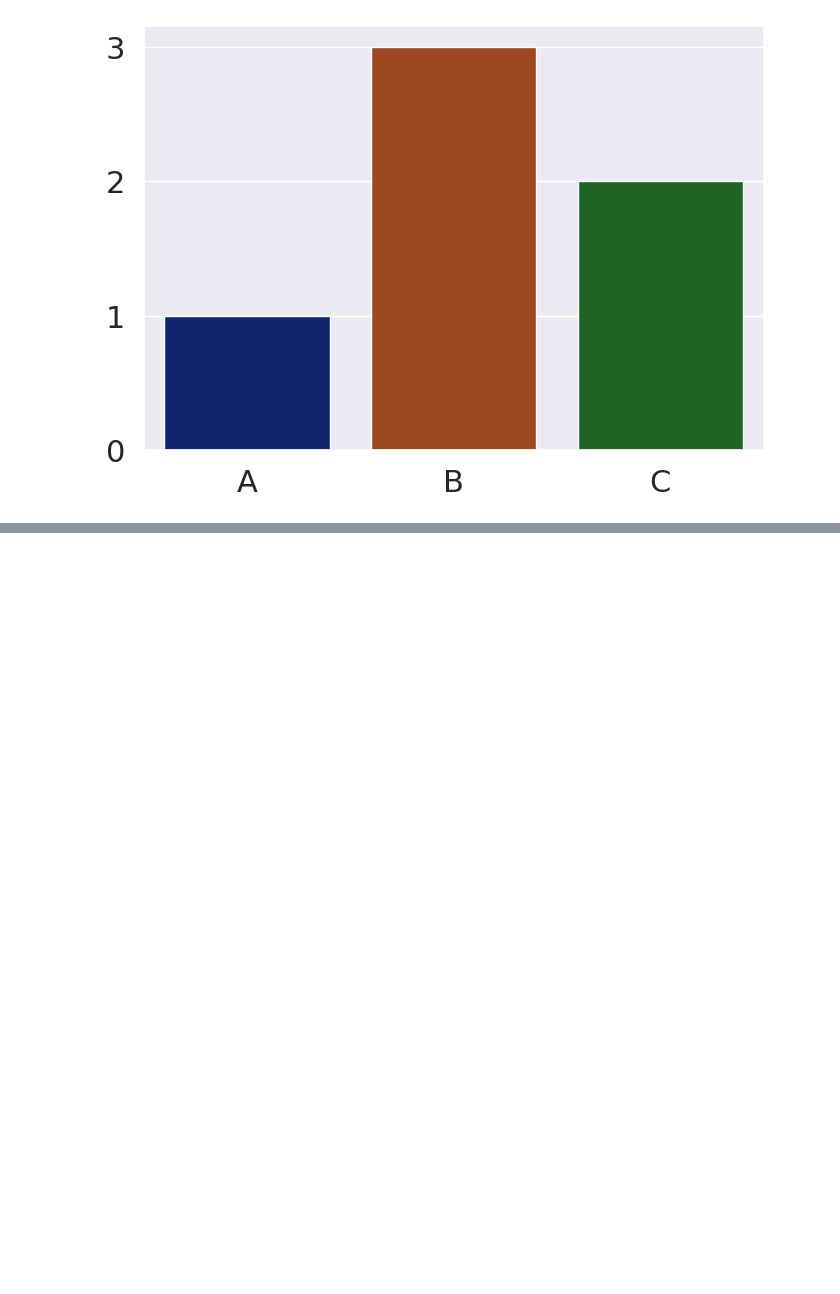
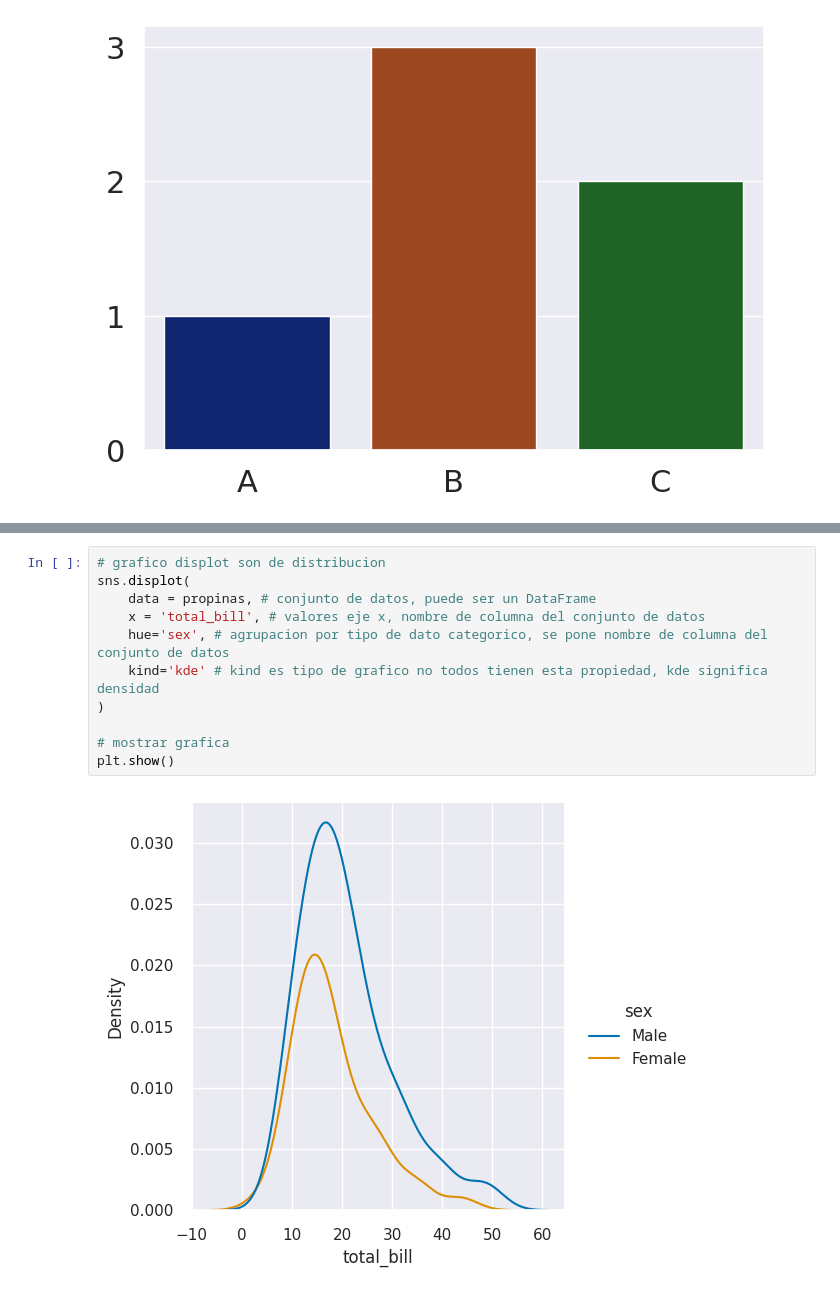
Before and after one commit to M-Alejo/matplot_seaborn, a Jupyter notebook: visualizacion.ipynb, the cells around one changed output, grey strips where cells are left out. Drawn from its saved outputs; the diff is of its cells as text; blank space fills up the shorter version.

```diff
--- a/visualizacion.ipynb
+++ b/visualizacion.ipynb
@@ -586,0 +648,13 @@ plt.show()
+# %%
+# grafico displot son de distribucion
+sns.displot(
+    data = propinas, # conjunto de datos, puede ser un DataFrame
+    x = 'total_bill', # valores eje x, nombre de columna del conjunto de datos
+    hue='sex', # agrupacion por tipo de dato categorico, se pone nombre de columna del conjunto de datos
+    kind='kde' # kind es tipo de grafico no todos tienen esta propiedad, kde significa densidad
+)
+
+# mostrar grafica
+plt.show()
+# %% [output]
+[figure, added]
```
Also changed, not shown: parts of 8 cells of this notebook, 1 other file.
